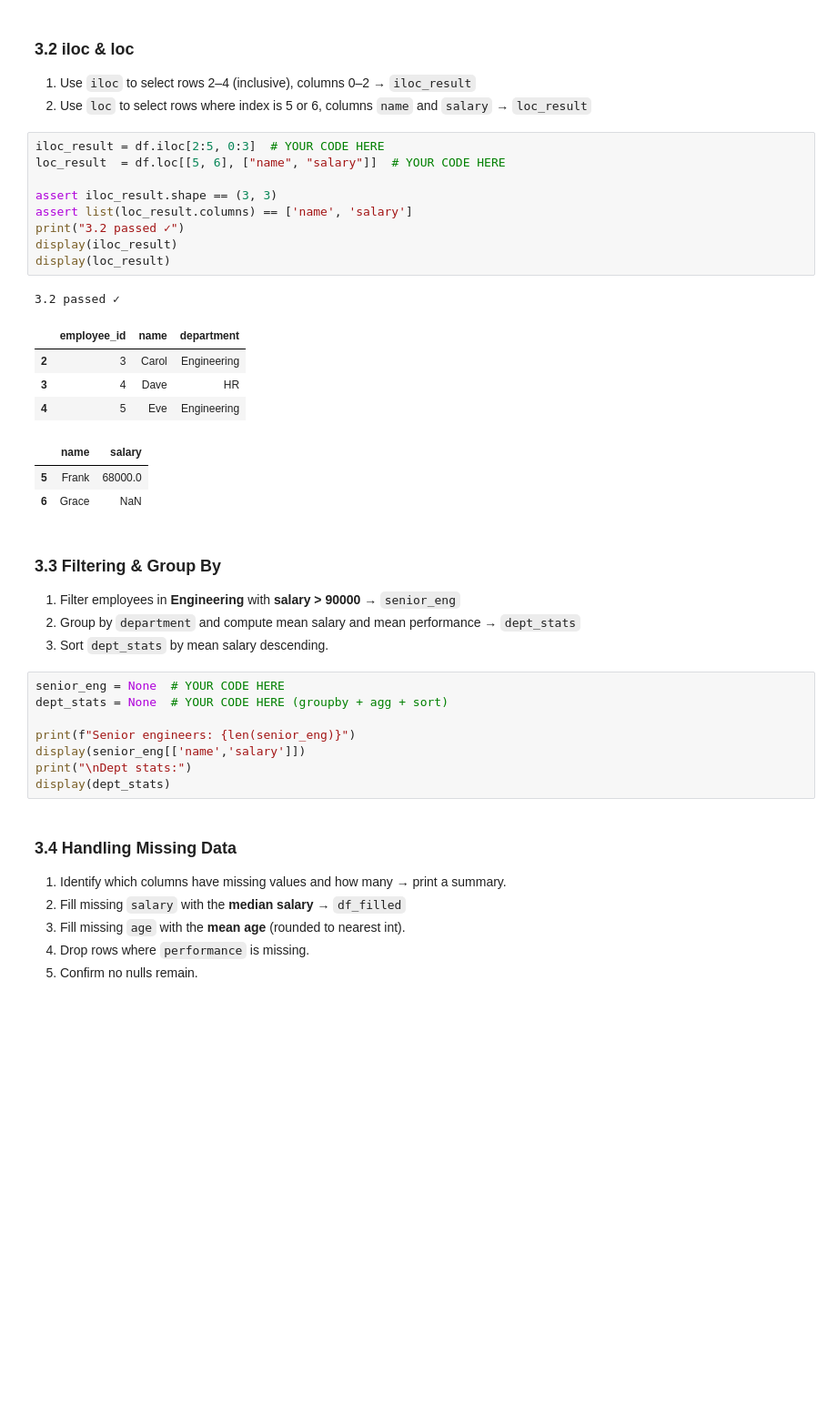
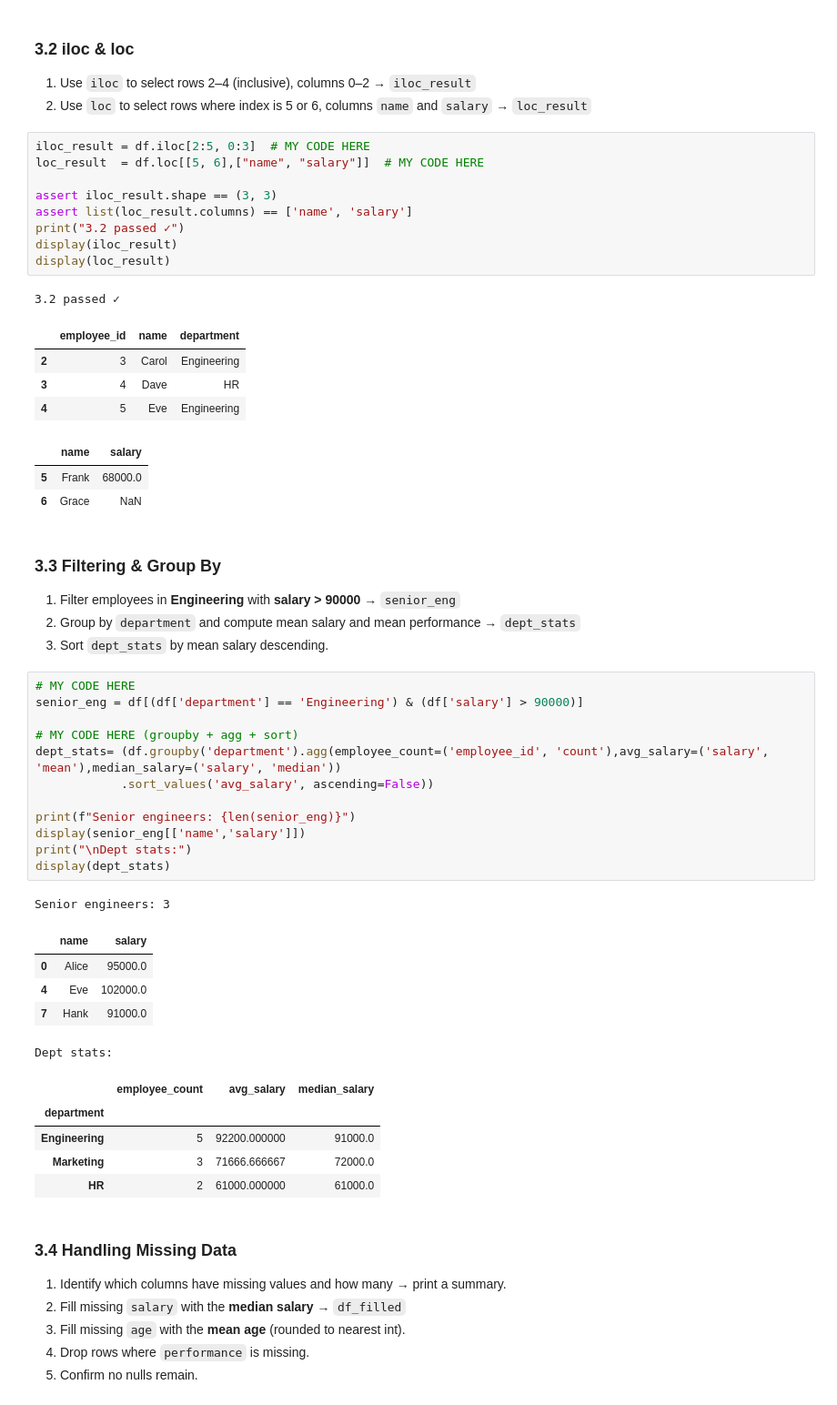
Before and after one commit to Always-Amulya7/Celebal-Internship-2k26, a Jupyter notebook: Weekly Assignment Solutions/week1_Amulya Shrivastava.ipynb, the cells around one changed output. Shown at 91% size. Drawn from its saved outputs; the diff is of its cells as text; blank space fills up the shorter version.

```diff
--- a/Weekly Assignment Solutions/week1_Amulya Shrivastava.ipynb
+++ b/Weekly Assignment Solutions/week1_Amulya Shrivastava.ipynb
@@ -271,8 +278,8 @@ name_dept_df type: DataFrame
 1. Use `iloc` to select rows 2–4 (inclusive), columns 0–2 → `iloc_result`
 2. Use `loc` to select rows where index is 5 or 6, columns `name` and `salary` → `loc_result`
 # %%
-iloc_result = df.iloc[2:5, 0:3]  # YOUR CODE HERE
-loc_result  = df.loc[[5, 6], ["name", "salary"]]  # YOUR CODE HERE
+iloc_result = df.iloc[2:5, 0:3]  # MY CODE HERE
+loc_result  = df.loc[[5, 6],["name", "salary"]]  # MY CODE HERE
 
 assert iloc_result.shape == (3, 3)
 assert list(loc_result.columns) == ['name', 'salary']
@@ -295,13 +302,29 @@ display(loc_result)
 2. Group by `department` and compute mean salary and mean performance → `dept_stats`
 3. Sort `dept_stats` by mean salary descending.
 # %%
-senior_eng = None  # YOUR CODE HERE
-dept_stats = None  # YOUR CODE HERE (groupby + agg + sort)
+# MY CODE HERE
+senior_eng = df[(df['department'] == 'Engineering') & (df['salary'] > 90000)]
+
+# MY CODE HERE (groupby + agg + sort)
+dept_stats= (df.groupby('department').agg(employee_count=('employee_id', 'count'),avg_salary=('salary', 'mean'),median_salary=('salary', 'median'))
+            .sort_values('avg_salary', ascending=False))
 
 print(f"Senior engineers: {len(senior_eng)}")
 display(senior_eng[['name','salary']])
 print("\nDept stats:")
 display(dept_stats)
+# %% [output]
+Senior engineers: 3
+|  | name | salary |
+| 0 | Alice | 95000.0 |
+| 4 | Eve | 102000.0 |
+| 7 | Hank | 91000.0 |
+Dept stats:
+|  | employee_count | avg_salary | median_salary |
+| department |  |  |  |
+| Engineering | 5 | 92200.000000 | 91000.0 |
+| Marketing | 3 | 71666.666667 | 72000.0 |
+| HR | 2 | 61000.000000 | 61000.0 |
 # %% [markdown]
 ### 3.4 Handling Missing Data
 
```
Also changed, not shown: parts of 13 cells of this notebook.
